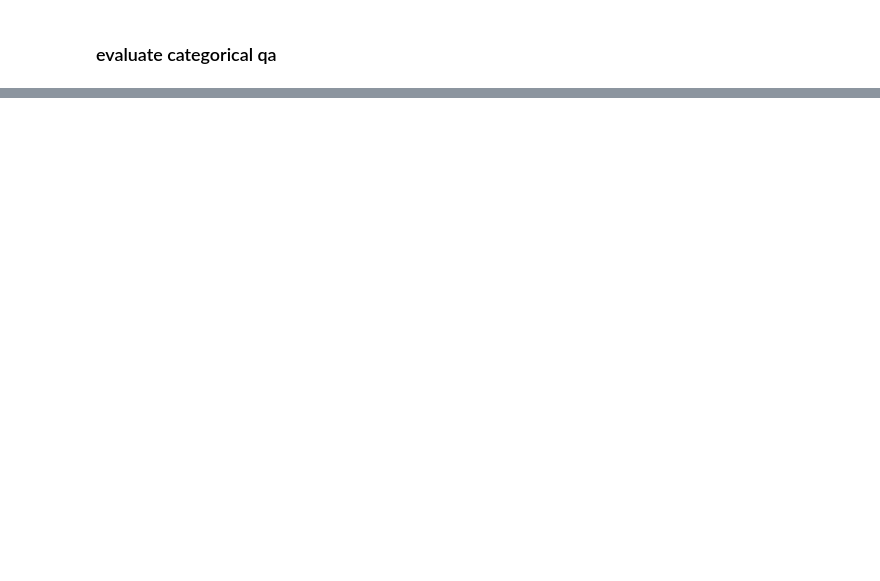
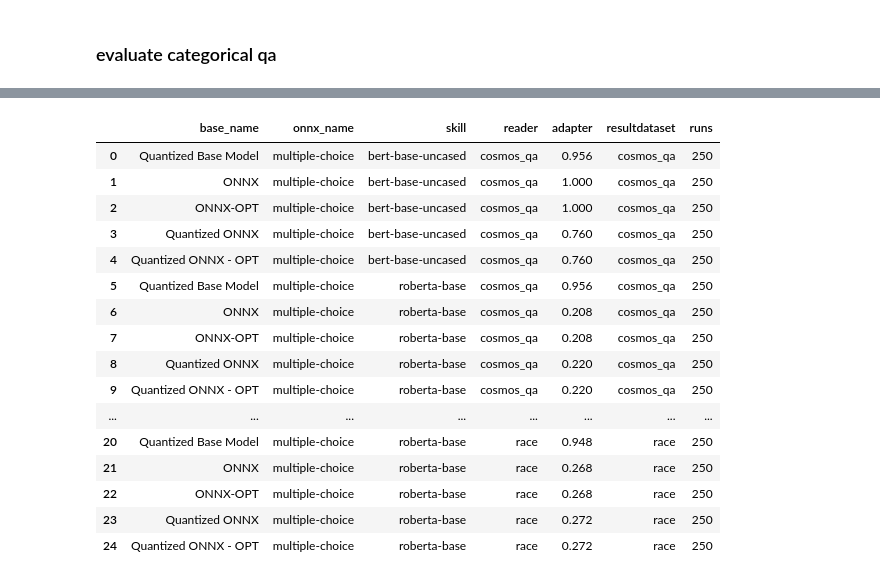
Before and after one commit to michaelkole/dasp_onnx, a Jupyter notebook: performance_measurements.ipynb, the cells around one changed output, grey strips where cells are left out. Saved outputs shown, nothing was run; the diff lists cells and outputs as text; code cells hidden in the pictures; blank space fills up the shorter version.

Commit message:
update data performance

```diff
--- a/performance_measurements.ipynb
+++ b/performance_measurements.ipynb
@@ -526,7 +940,7 @@ def categorical_base_inference(model, tokenizer, question, context):
 
     return bool(answer_idx)
 
-def onnx_inference(onnx_model, tokenizer, question, context):
+def categorical_onnx_inference(onnx_model, tokenizer, question, context):
 
     inputs = tokenizer(question, context, padding=True, truncation=True, return_tensors="np")
     inputs = {key: np.array(inputs[key], dtype=np.int64) for key in inputs}
@@ -551,5 +962,17 @@ def boolq_evaluate(model, tokenizer, data, inference_type):
+# %%
+def boolq_accuracy_scoring(base_list, pred_list):
+    hit = 0
+    for base_pred, pred in zip(base_list, pred_list):
+        if base_pred == pred:
+            hit += 1
+    return hit/len(base_list)
 # %%
 result = []
+runs = 250
+
+data_set_name = "boolq"
+data = load_dataset(data_set_name, split=f"validation[:{runs}]")
+
 for reader, adapter in zip(skills["Reader Model"], skills["Reader Adapter"]):
     print(f"Loading: {reader} {adapter}")
 
@@ -559,16 +982,25 @@ for reader, adapter in zip(skills["Reader Model"], skills["Reader Adapter"]):
     adapter_name = default_model.load_adapter(f"AdapterHub/{reader}-pf-{adapter}", source="hf")
     default_model.active_adapters = adapter_name
 
-    # Test acc for base model
-    exact = boolq_evaluate(default_model, tokenizer, data, categorical_base_inference)
-    result.append(("Base", skill, reader, adapter, "", exact, data_set_name))
+    # Get base results
+    base_model_result = boolq_evaluate(default_model, tokenizer, data, categorical_base_inference)
+
+    #load quant model
+    quantized_base_model = torch.quantization.quantize_dynamic(default_model, {torch.nn.Linear}, dtype=torch.qint8)
+
+    #eval quant model
+    quant_base_model_result = boolq_evaluate(default_model, tokenizer, data, categorical_base_inference)
+    scoring = boolq_accuracy_scoring(base_model_result, quant_base_model_result)
+    result.append(("Quantized Base Model", skill, reader, adapter, scoring, data_set_name, runs))
+
 
     #load onnx models
     model_onnx, model_onnx_quant = repo_builder(reader, adapter)
     onnx_models_list = load_model(model_onnx, model_onnx_quant, as_list=True)
     onnx_models_name_helper_list = ["ONNX", "ONNX-OPT", "Quantized ONNX", "Quantized ONNX - OPT"]
 
-
+    # eval onnx models
     for onnx_model, onnx_model_name in zip(onnx_models_list, onnx_models_name_helper_list):
-        exact = boolq_evaluate(onnx_model, tokenizer, data, onnx_inference)
-        result.append((onnx_model_name, skill, reader, adapter, "", exact, data_set_name))
+        onnx_result = boolq_evaluate(onnx_model, tokenizer, data, categorical_onnx_inference)
+        scoring = boolq_accuracy_scoring(base_model_result, onnx_result)
+        result.append((onnx_model_name, skill, reader, adapter, scoring, data_set_name, runs))
@@ -603,0 +1065,4 @@ save_df(df, "accuracy.csv")
+# %%
+all_skills = pd.read_csv("square_skills/impl_skills.csv")
+skill = "multiple-choice"
+skills = load_skills(skill)
@@ -603,0 +1187,21 @@ save_df(df, "accuracy.csv")
+# %%
+df = pd.DataFrame(result, columns=["base_name", "onnx_name", "skill", "reader", "adapter", "result" "dataset", "runs"])
+df
+# %% [output]
+|  | base_name | onnx_name | skill | reader | adapter | resultdataset | runs |
+| 0 | Quantized Base Model | multiple-choice | bert-base-uncased | cosmos_qa | 0.956 | cosmos_qa | 250 |
+| 1 | ONNX | multiple-choice | bert-base-uncased | cosmos_qa | 1.000 | cosmos_qa | 250 |
+| 2 | ONNX-OPT | multiple-choice | bert-base-uncased | cosmos_qa | 1.000 | cosmos_qa | 250 |
+| 3 | Quantized ONNX | multiple-choice | bert-base-uncased | cosmos_qa | 0.760 | cosmos_qa | 250 |
+| 4 | Quantized ONNX - OPT | multiple-choice | bert-base-uncased | cosmos_qa | 0.760 | cosmos_qa | 250 |
+| 5 | Quantized Base Model | multiple-choice | roberta-base | cosmos_qa | 0.956 | cosmos_qa | 250 |
+| 6 | ONNX | multiple-choice | roberta-base | cosmos_qa | 0.208 | cosmos_qa | 250 |
+| 7 | ONNX-OPT | multiple-choice | roberta-base | cosmos_qa | 0.208 | cosmos_qa | 250 |
+| 8 | Quantized ONNX | multiple-choice | roberta-base | cosmos_qa | 0.220 | cosmos_qa | 250 |
+| 9 | Quantized ONNX - OPT | multiple-choice | roberta-base | cosmos_qa | 0.220 | cosmos_qa | 250 |
+| ... | ... | ... | ... | ... | ... | ... | ... |
+| 20 | Quantized Base Model | multiple-choice | roberta-base | race | 0.948 | race | 250 |
+| 21 | ONNX | multiple-choice | roberta-base | race | 0.268 | race | 250 |
+| 22 | ONNX-OPT | multiple-choice | roberta-base | race | 0.268 | race | 250 |
+| 23 | Quantized ONNX | multiple-choice | roberta-base | race | 0.272 | race | 250 |
+| 24 | Quantized ONNX - OPT | multiple-choice | roberta-base | race | 0.272 | race | 250 |
```
Also changed, not shown: parts of 38 cells of this notebook, 8 other files.
